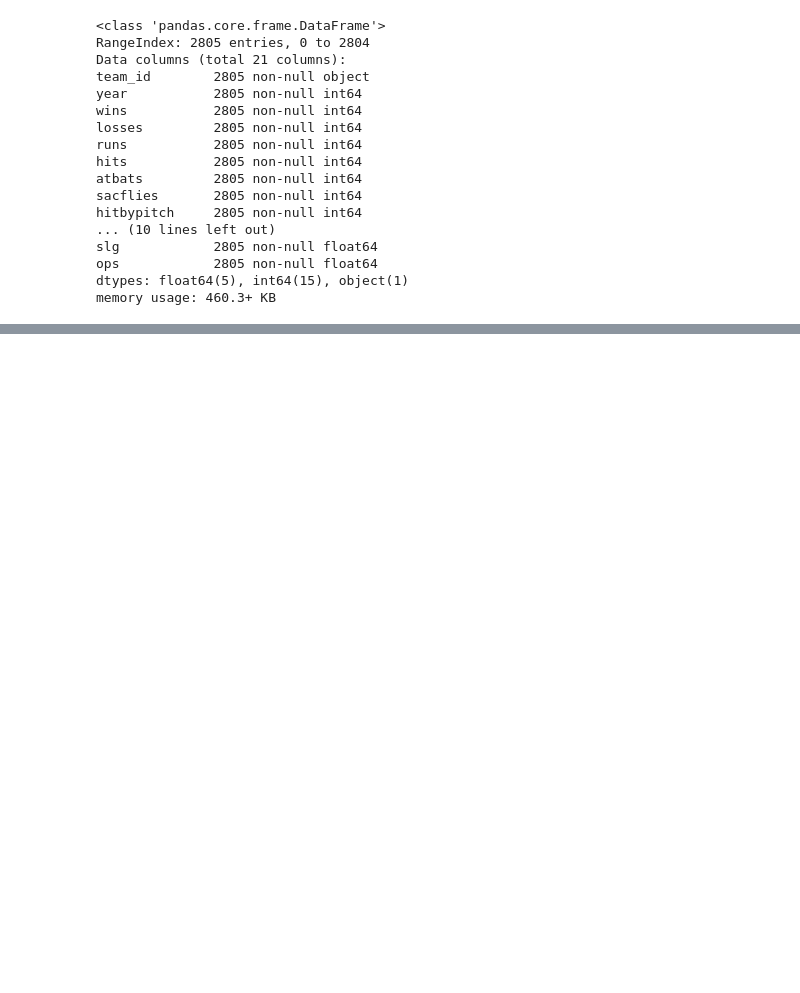
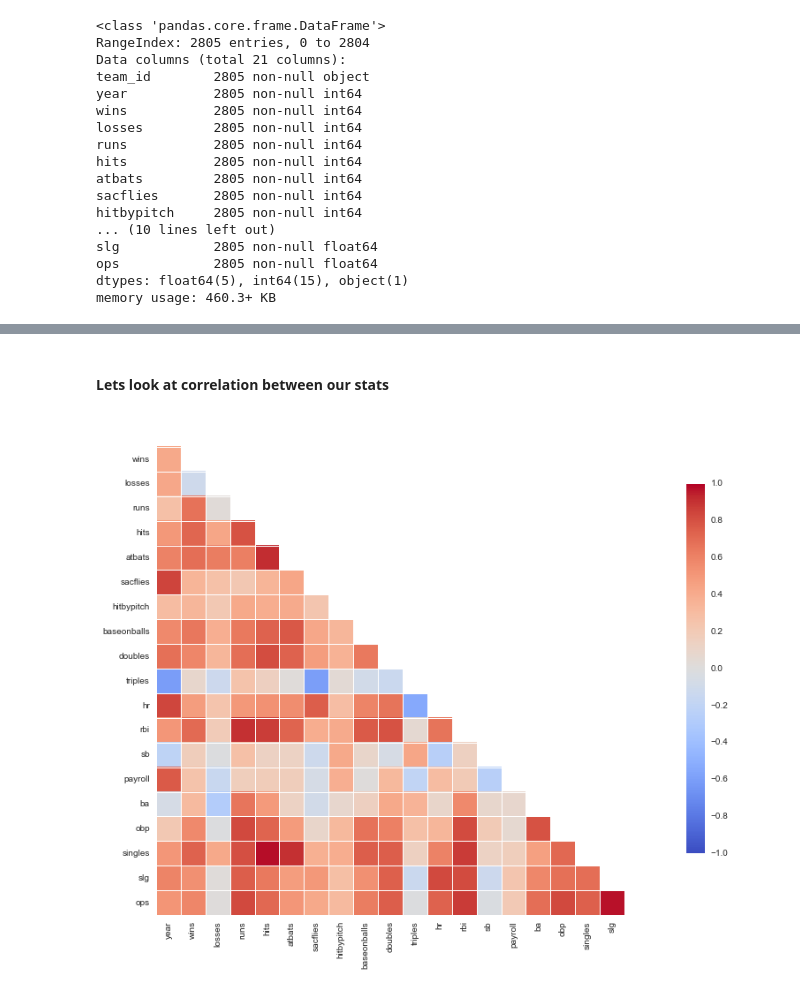
Before and after one commit to robinphetsa/data-projects, a Jupyter notebook: Projects/Baseball/How to win games.ipynb, the cells around one changed output, grey strips where cells are left out. Cells and saved outputs as stored; diff of their text form; code cells hidden in the pictures; blank space fills up the shorter version.

```diff
--- a/Projects/Baseball/How to win games.ipynb
+++ b/Projects/Baseball/How to win games.ipynb
@@ -255,0 +217,7 @@ py.iplot(fig)
+# %% [markdown]
+#### Lets look at correlation between our stats
+# %%
+f, ax = plt.subplots(figsize=(15, 10))
+ax = sns.corrplot(batting_data, annot=False, diag_names=False, ax=ax)
+# %% [output]
+[figure, added]
```
Also changed, not shown: parts of 10 cells of this notebook.
